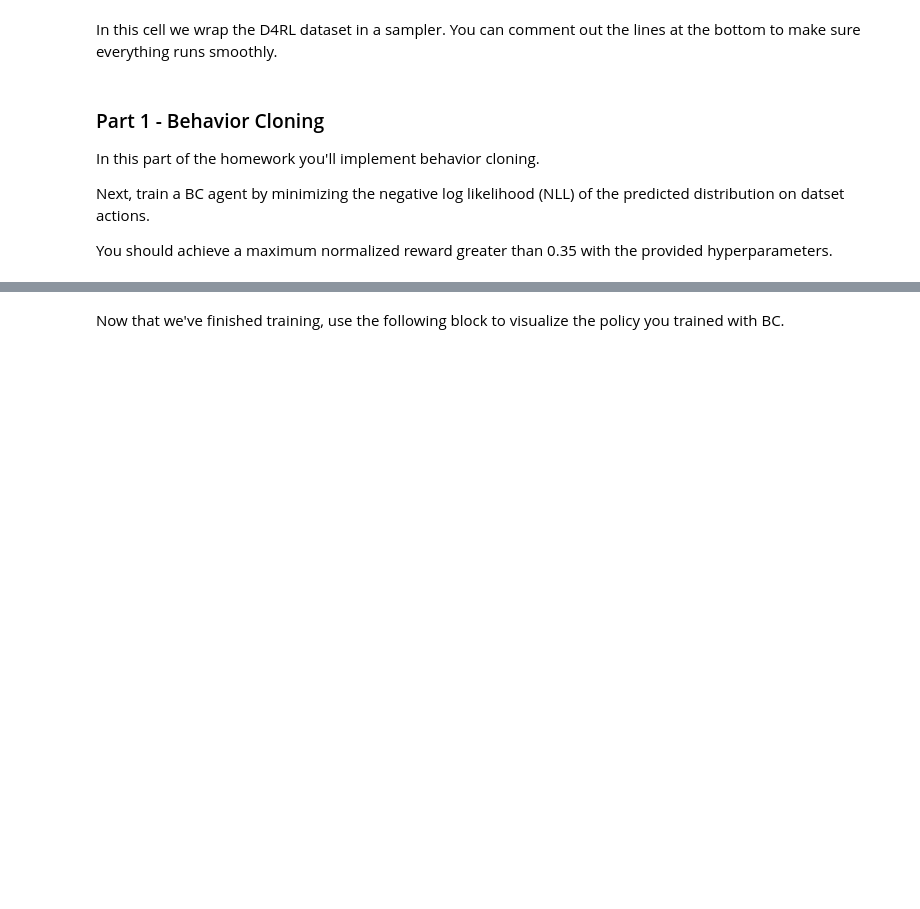
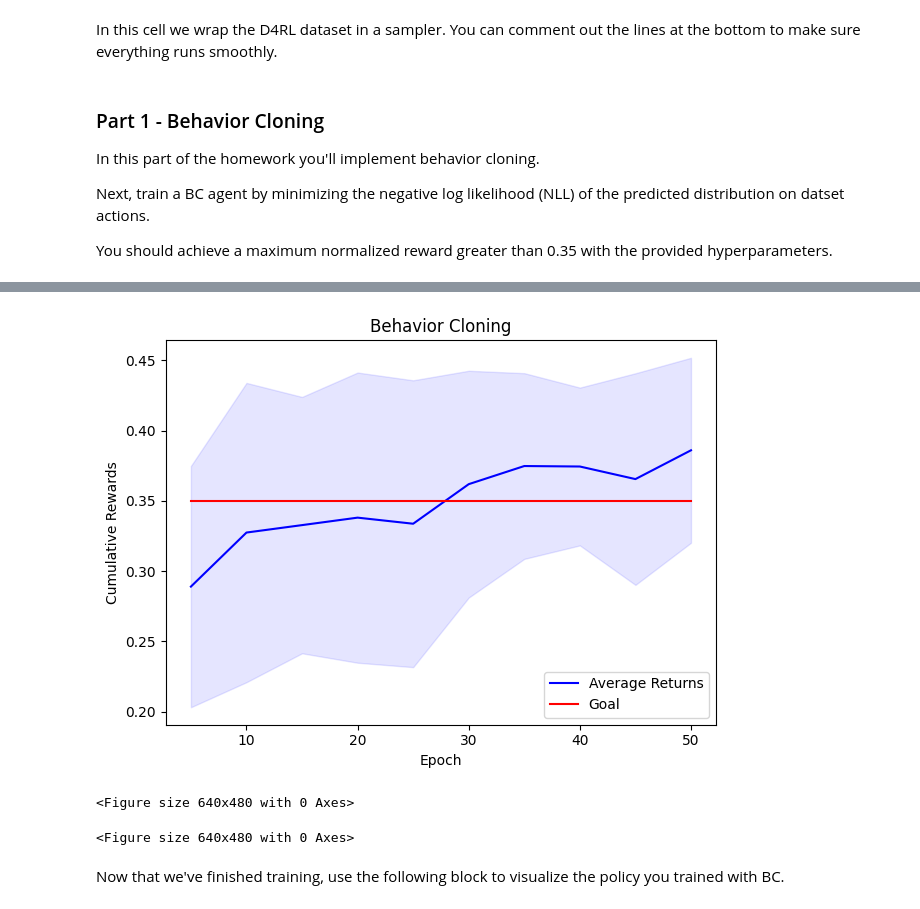
Before and after one commit to arshsinghal6/cs8803drl-fall24, a Jupyter notebook: hw2/hw2_offline.ipynb, the cells around one changed output, grey strips where cells are left out. Saved outputs shown, nothing was run; the diff lists cells and outputs as text; code cells hidden in the pictures; blank space fills up the shorter version.

```diff
--- a/hw2/hw2_offline.ipynb
+++ b/hw2/hw2_offline.ipynb
@@ -153,9 +152,14 @@ else:
             action = batch['action'].to(DEVICE)
 
             # TODO: compute negative log likelihood loss on this batch
-            loss = torch.tensor(0)
+            mean, log_std = bc_policy.forward(state)
+            loss = nn.GaussianNLLLoss()(action, mean, torch.exp(log_std) ** 2)
 
             total_loss += loss.item()
+
+            optimizer.zero_grad()
+            loss.backward()
+            optimizer.step()
 
         if (epoch + 1) % EVAL_FREQ == 0:
             rew_mean, rew_std = eval_policy(bc_policy, environment_name=ENVIRONMENT_NAME, eval_episodes=50)
@@ -171,3 +175,4 @@ else:
     torch.save(exp_state, 'bc_policy.pth')
 epochs = np.arange(EVAL_FREQ, EPOCHS + EVAL_FREQ, step=EVAL_FREQ)
 plot_returns(means, stds,'Behavior Cloning', epochs=epochs, goal=0.35)
+# %% [output]
@@ -174,3 +189,6 @@ plot_returns(means, stds,'Behavior Cloning', epochs=epochs, goal=0.35)
+[figure, added]
+<Figure size 640x480 with 0 Axes>
+<Figure size 640x480 with 0 Axes>
 # %% [markdown]
 Now that we've finished training, use the following block to visualize the policy you trained with BC.
 # %%
```
Also changed, not shown: parts of 9 cells of this notebook, 5 other files.
